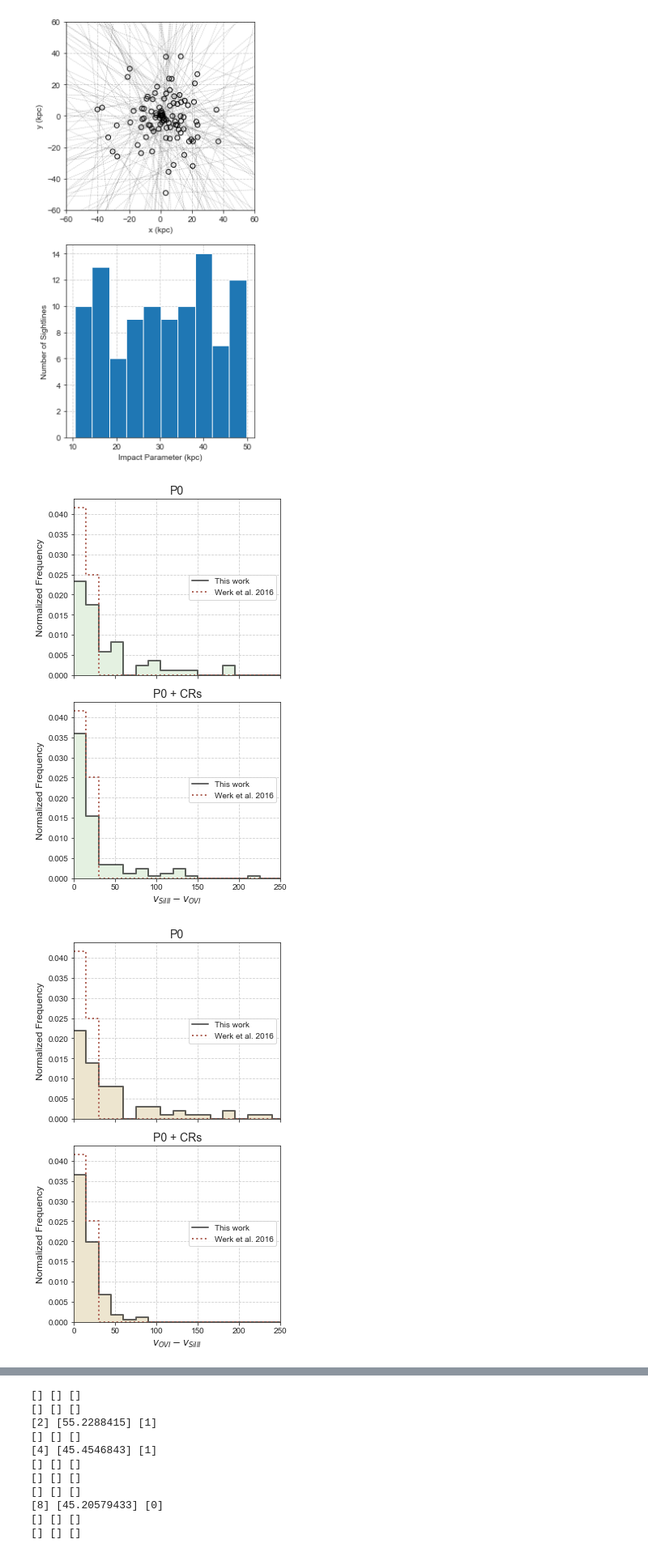
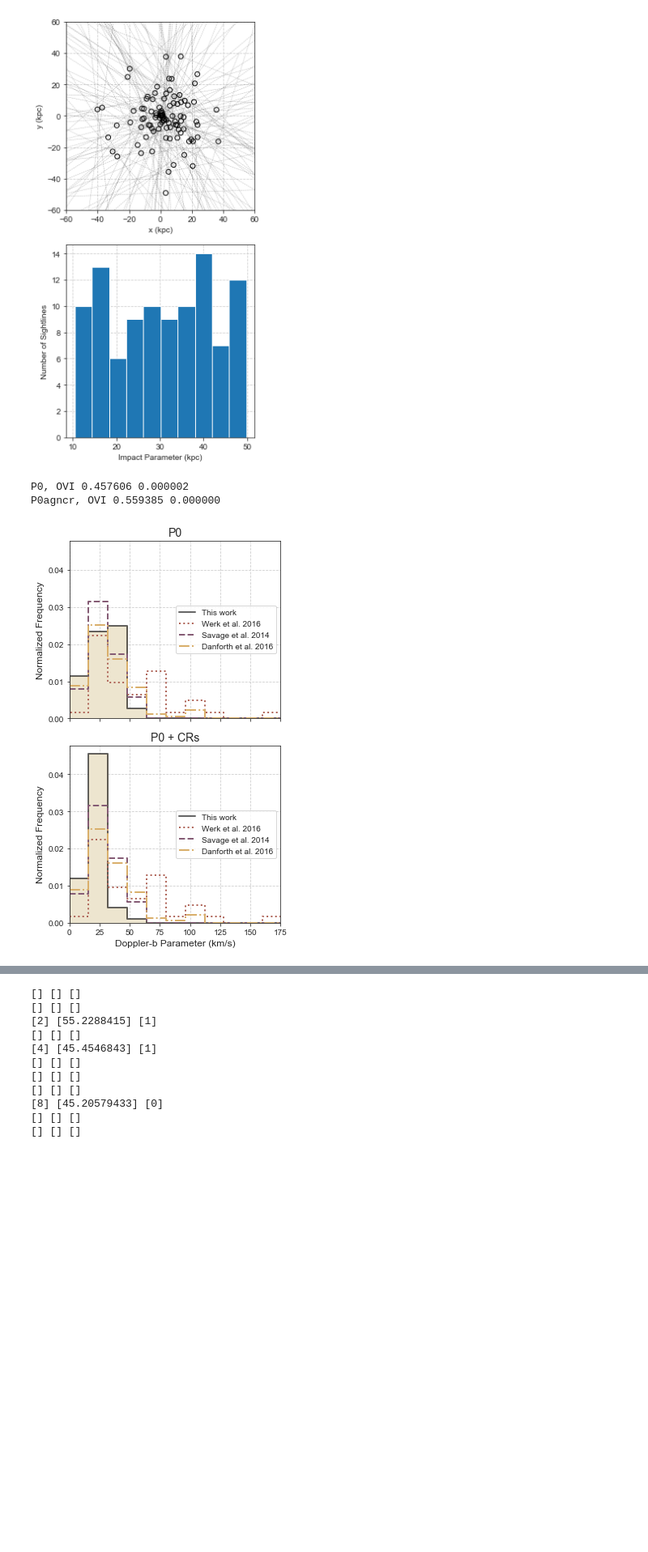
Before and after one commit to ibutsky/synthetic_spectra, a Jupyter notebook: scripts/plotting/paper_plots.ipynb, the cells around one changed output, grey strips where cells are left out. Shown at 81% size. Drawn from its saved outputs; the diff is of its cells as text; code cells hidden in the pictures; blank space fills up the shorter version.

Commit message:
saving state before adding new way of reading in werk data

```diff
--- a/scripts/plotting/paper_plots.ipynb
+++ b/scripts/plotting/paper_plots.ipynb
@@ -70,8 +68,11 @@ def plot_phase(model, ion = 'O VI', xfield = 'number_density', yfield = 'tempera
     logx_list = np.log10(sp[xfield])
     logy_list = np.log10(sp[yfield])
 
-    ion_name = ipd.return_ion_prefix(ion)
-    mass_list = sp['%s_mass'%ion_name].in_units('Msun')
+    if ion == 'mass':
+        mass_list = sp['mass'].in_units('Msun')
+    else:
+        ion_name = ipd.return_ion_prefix(ion)
+        mass_list = sp['%s_mass'%ion_name].in_units('Msun')
 
 
     xlims = (-3.5, 1)
@@ -435,7 +575,7 @@ def plot_ovi(xfield, yfield = 'col', impact_min = 0, ion = 'OVI', impact_max = 5
 
         # add werk et al. 2016 data
         #add_werk_data(ax[col], xfield=xfield, yfield = yfield, ion = ion)
-
+        sim_data = np.array([])
         if ion == 'None':
             for i, label in enumerate(label_list):
                 mask = (ion_list == ion) & (model_list == model) & (ovi_label_list == label) & (ray_id_list < 100)
@@ -470,6 +610,7 @@ def plot_ovi(xfield, yfield = 'col', impact_min = 0, ion = 'OVI', impact_max = 5
                 # dummy for legend
                 ax[col].scatter(-1, -1, s = 18, marker = marker_list[i],
                            color = color_list[i], label = legend_list[i], alpha = 0.9)
+               # sim_data = np.append(sim_data,
         add_werk_data(ax[col], xfield=xfield, yfield = yfield, ion = ion, b_cutoff = b_cutoff, v_cutoff = v_cutoff)
 
 
@@ -743,6 +884,7 @@ def load_werk_data(ion, data_type):
     ion = ion.replace(' ', '')
     hdul = fits.open('../../data/OVIcomponents_withprofsANDCIV.fits')
     data = hdul[1].data
+
     if data_type == 'dvel':
         v_ovi = data['VCEN']
         v_si = data['SIIIIMATCH'][:, 4]
@@ -759,6 +901,8 @@ def load_werk_data(ion, data_type):
             return (data['BVAL'], data['BVALERR'])
         elif data_type == 'vel':
             return (np.abs(data['VCEN']), data['VCENERR'])
+        elif data_type == 'impact':
+            return data['RHO'], data['RHO']
     else:
         ion = '%sMATCH'%ion.upper()
         flag = data[ion][:, 6]
@@ -775,10 +919,12 @@ def load_werk_data(ion, data_type):
             vel = np.abs(data[ion][:, 4])
             velerr = data[ion][:, 5]
             return vel[mask], velerr[mask]
+        elif data_type == 'impact':
+            return data['RHO'][mask], data['RHO'][mask]
 
 
 
-def add_observations(ax, plot_type, bins = 20):
+def add_observations(ax, plot_type, bins = 20, lw = 2):
     model_colors = palettable.cartocolors.qualitative.Antique_3.mpl_colors
 
     if plot_type == 'col':
@@ -841,38 +987,48 @@ def plot_histogram(ion_name, plot_type):
 
 
         # plot werk et al 2016 data
-        x, normalized_y = digitize(load_werk_data(ion, plot_type)[0], bins[plot_type])
+        werk_data = load_werk_data(ion, plot_type)[0]
+        werk_impact = load_werk_data(ion, 'impact')[0]
+
+        x, normalized_y = digitize(werk_data, bins[plot_type])
         ax[i].plot(x, normalized_y, linestyle = 'dotted',
                   linewidth = lw, color = model_colors[2], label = 'Werk et al. 2016')
         if ion == 'OVI':
             add_observations(ax[i], plot_type, bins = bins[plot_type])
 
         # adding labels
         ax[i].legend(loc = 7)
 
         ax[i].set_ylabel('Normalized Frequency', fontsize = 12)
         ax[i].set_xlim(xlims[plot_type][0], xlims[plot_type][1])
 
+        temp_data = sim_data[plot_type][ion_mask]
+        # mask is a hack to only compare narrow ovi
+        statistic, pval = scipy.stats.ks_2samp(temp_data, werk_data)
+        print("%s, %s %f %f"%(model, ion, statistic, pval))
+      #  print(scipy.stats.ks_2samp(sim_data[plot_type][ion_mask], sim_data[plot_type][ion_mask]))
 
     # add text labels
     ylims = ax[0].get_ylim()
     ax[0].set_ylim(0, ylims[1])
     xtext = 0.7*(xlims[plot_type][1] - xlims[plot_type][0]) + xlims[plot_type][0]
     ytext = 0.85*(ylims[1] - ylims[0]) + ylims[0]
     #ax[0].text(xtext, ytext, 'P0', fontsize = 14, color = 'black')
     #ax[1].text(xtext, ytext, 'P0 + CRs', fontsize = 14, color = 'black')
     ax[0].set_title('P0', fontsize = 14)
     ax[1].set_title('P0 + CRs', fontsize = 14)
 
     ax[1].set_xlabel(xlabels[plot_type], fontsize = 12)
     fig.tight_layout()
     plt.savefig('../../plots/%s_%s_histogram.png'%(ion, plot_type), dpi = 300)
 
-plot_histogram('Si III', 'dvel')
-plot_histogram('O VI', 'dvel')
+plot_type = 'bval'
+#plot_histogram('Si III', plot_type)
+plot_histogram('O VI', plot_type)
 # %% [output]
+P0, OVI 0.457606 0.000002
+P0agncr, OVI 0.559385 0.000000
-[figure, old version]
+[figure, new version]
-[figure, removed]
 # %%
 def ion_detection(model, ion):
     # covering fraction plot
```
Also changed, not shown: parts of 11 cells of this notebook.
